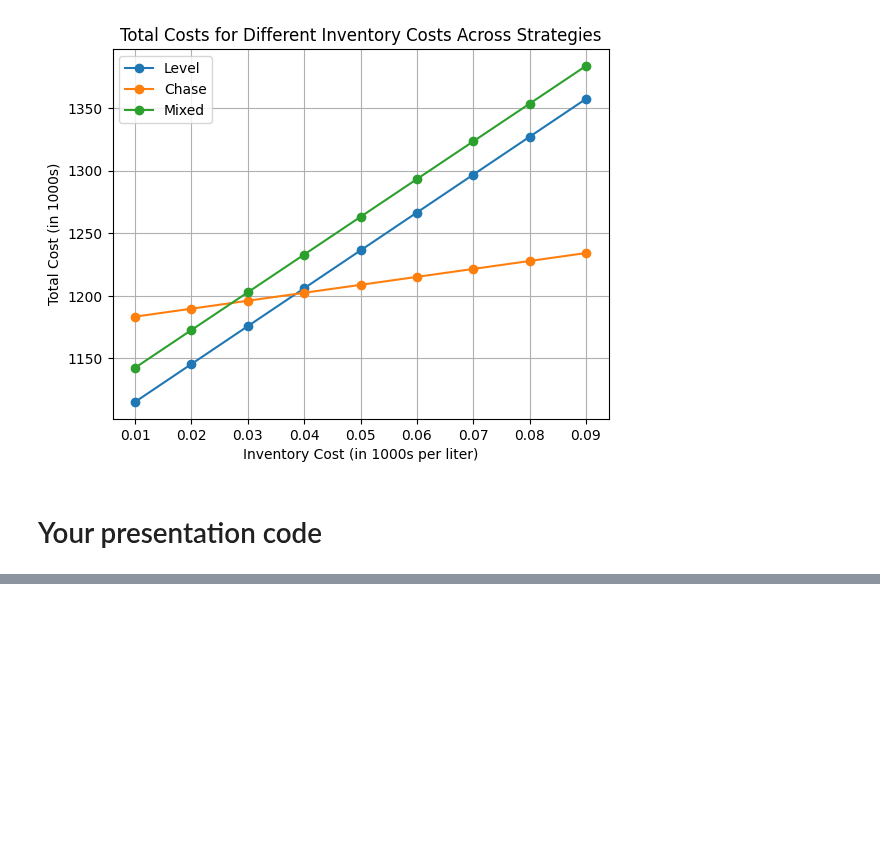
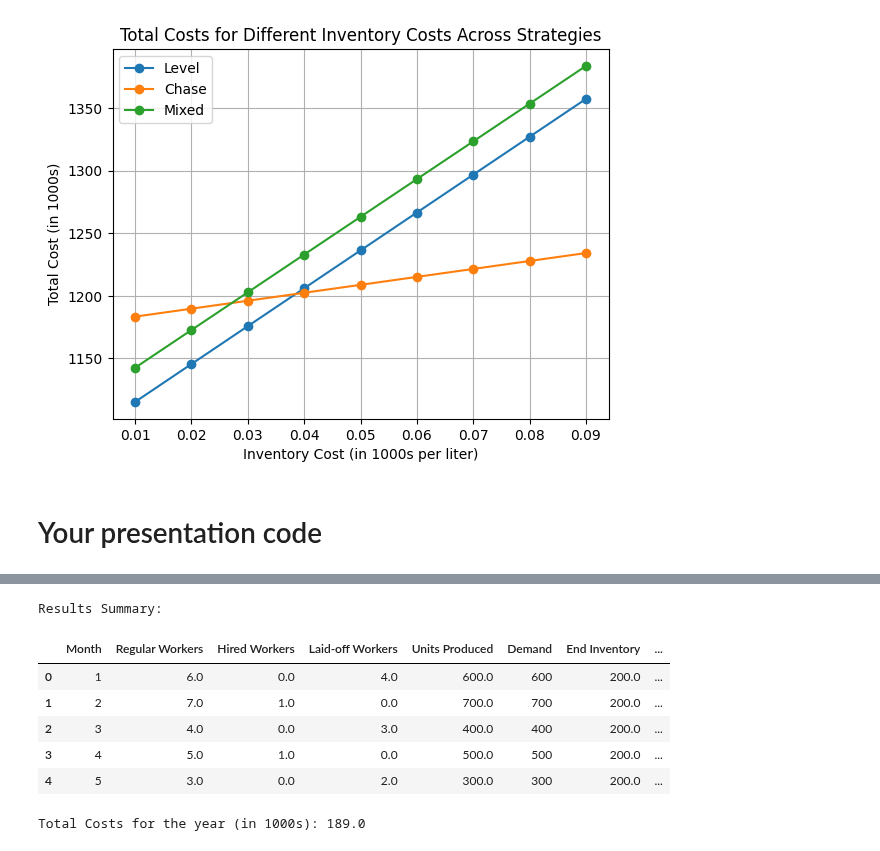
Before and after one commit to Mathildekrafft2001/Exercises-SP-25, a Jupyter notebook: PPS/week_1/Week1 copie.ipynb, the cells around one changed output, grey strips where cells are left out. Cells and saved outputs as stored; diff of their text form; code cells hidden in the pictures; blank space fills up the shorter version.

```diff
--- a/PPS/week_1/Week1 .ipynb
+++ b/PPS/week_1/Week1 copie.ipynb
@@ -424,0 +441,24 @@ Total Costs for the year (in 1000s): 130.0
+# %%
+strategy = int(input("Enter the strategy number (1, 2, or 3): "))
+
+results = calculate_total_cost_2(strategy, demand, months, production_per_worker_per_month_regular, starting_inventory, desired_ending_inventory, \
+                               inventory_cost_per_puzzle, regular_wage_per_worker, overtime_wage_multiplier, \
+                                hiring_cost_per_worker, layoff_cost_per_worker, initial_workers, percentage_overtime)
+
+# Convert results to DataFrame for better readability
+results_df = pd.DataFrame(results)
+print("\nResults Summary:")
+display(results_df)
+
+# Total costs overview
+total_cost = results_df['Total Cost (in 1000s)'].sum()
+print(f"\nTotal Costs for the year (in 1000s): {total_cost}")
+# %% [output]
+Results Summary:
+|  | Month | Regular Workers | Hired Workers | Laid-off Workers | Units Produced | Demand | End Inventory | ... |
+| 0 | 1 | 6.0 | 0.0 | 4.0 | 600.0 | 600 | 200.0 | ... |
+| 1 | 2 | 7.0 | 1.0 | 0.0 | 700.0 | 700 | 200.0 | ... |
+| 2 | 3 | 4.0 | 0.0 | 3.0 | 400.0 | 400 | 200.0 | ... |
+| 3 | 4 | 5.0 | 1.0 | 0.0 | 500.0 | 500 | 200.0 | ... |
+| 4 | 5 | 3.0 | 0.0 | 2.0 | 300.0 | 300 | 200.0 | ... |
+Total Costs for the year (in 1000s): 189.0
```
Also changed, not shown: parts of 6 cells of this notebook, 4 other files.
